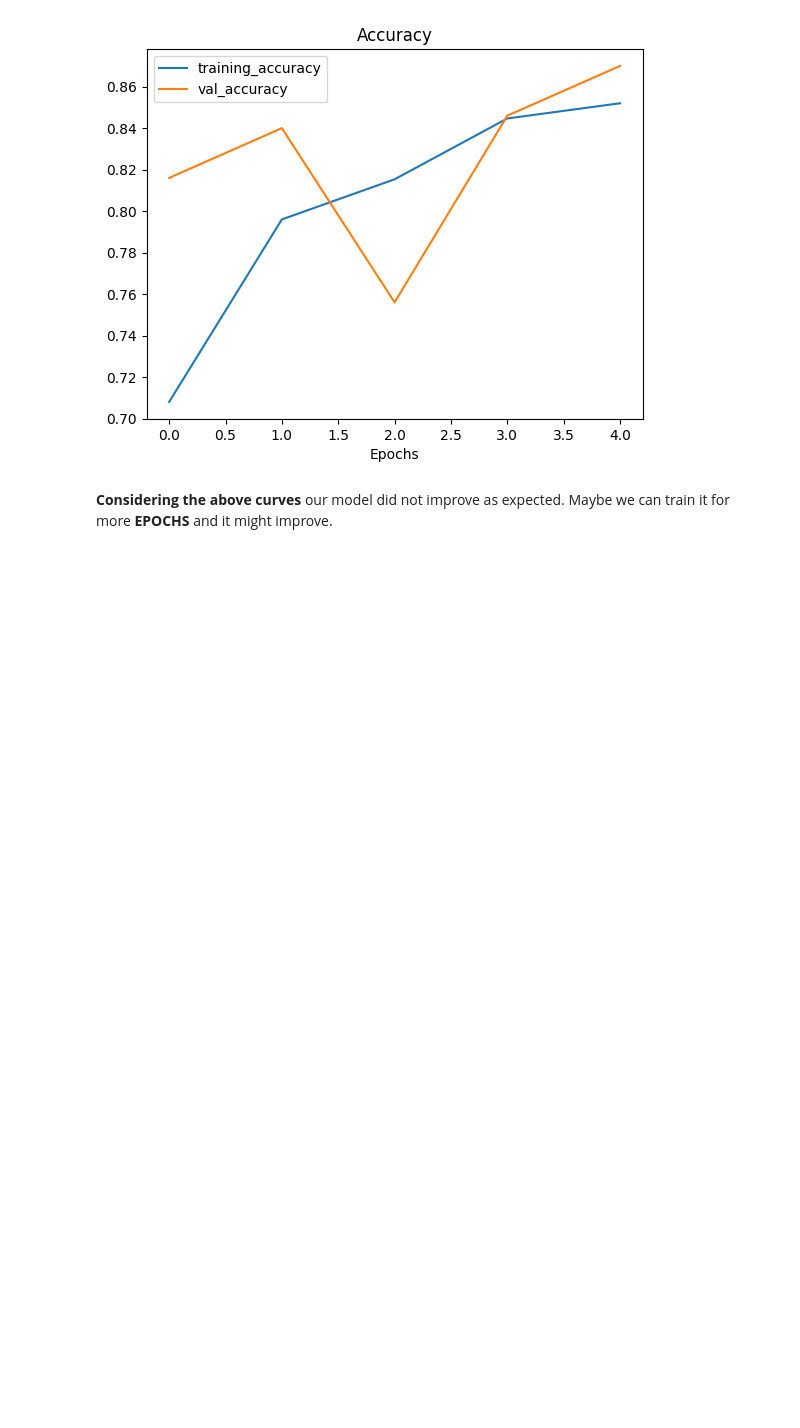
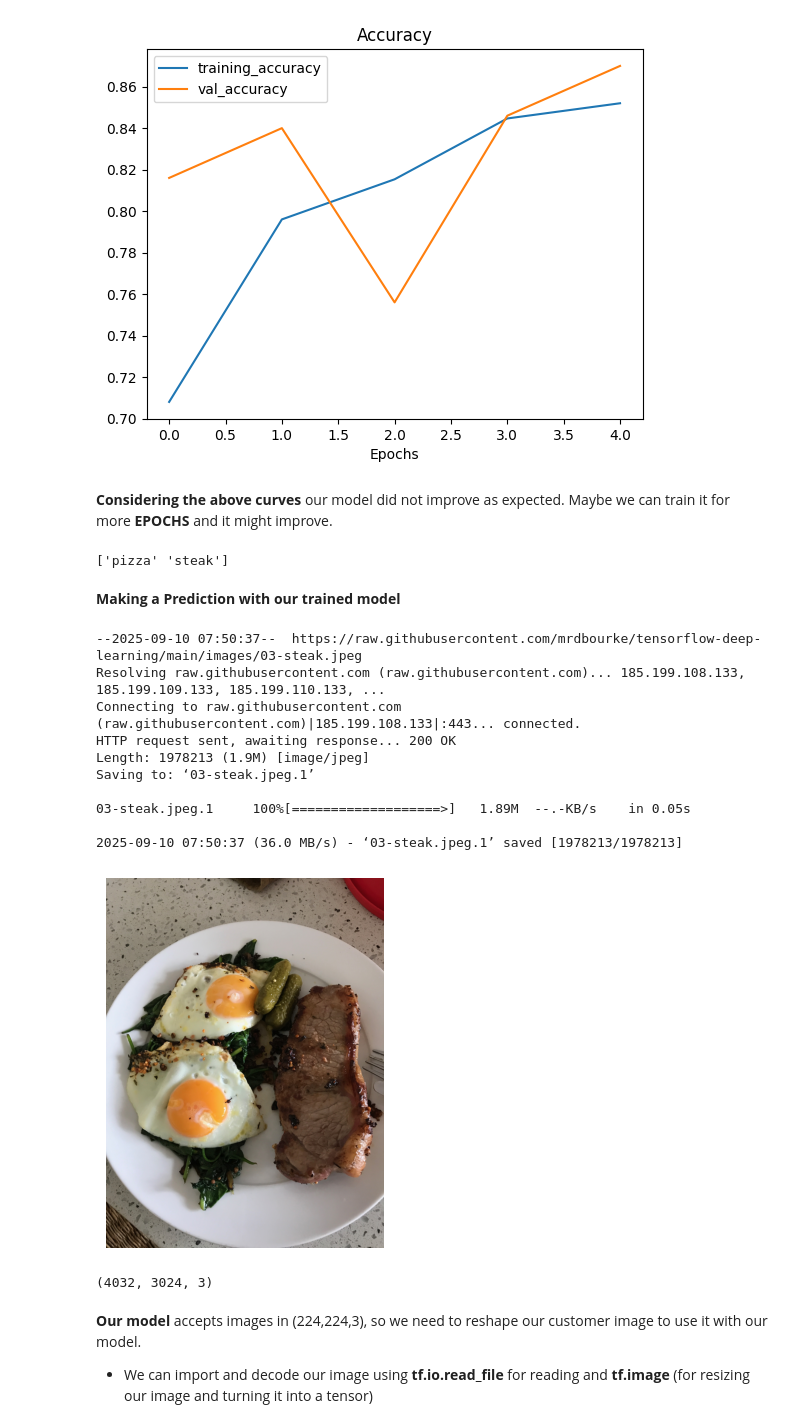
Before and after one commit to Amirzeb-badshah/DeepLearning_With_TensorFlow-Course, a Jupyter notebook: Convolutional_004.ipynb, the cells around one changed output. Cells and saved outputs as stored; diff of their text form; code cells hidden in the pictures; blank space fills up the shorter version.

```diff
--- a/Convolutional_004.ipynb
+++ b/Convolutional_004.ipynb
@@ -1243,3 +1243,37 @@ plot_loss_curves(history_1)
 [figure]
 # %% [markdown]
 **Considering the above curves** our model did not improve as expected. Maybe we can train it for more **EPOCHS** and it might improve.
+# %%
+print(class_names)
+# %% [output]
+['pizza' 'steak']
+# %% [markdown]
+**Making a Prediction with our trained model**
+# %%
+# View our example image
+import matplotlib.image as mpimg
+
+!wget https://raw.githubusercontent.com/mrdbourke/tensorflow-deep-learning/main/images/03-steak.jpeg
+steak = mpimg.imread("03-steak.jpeg")
+plt.imshow(steak)
+plt.axis(False);
+# %% [output]
+--2025-09-10 07:50:37--  https://raw.githubusercontent.com/mrdbourke/tensorflow-deep-learning/main/images/03-steak.jpeg
+Resolving raw.githubusercontent.com (raw.githubusercontent.com)... 185.199.108.133, 185.199.109.133, 185.199.110.133, ...
+Connecting to raw.githubusercontent.com (raw.githubusercontent.com)|185.199.108.133|:443... connected.
+HTTP request sent, awaiting response... 200 OK
+Length: 1978213 (1.9M) [image/jpeg]
+Saving to: ‘03-steak.jpeg.1’
+
+03-steak.jpeg.1     100%[===================>]   1.89M  --.-KB/s    in 0.05s
+
+2025-09-10 07:50:37 (36.0 MB/s) - ‘03-steak.jpeg.1’ saved [1978213/1978213]
+[figure, added]
+# %%
+steak.shape
+# %% [output]
+(4032, 3024, 3)
+# %% [markdown]
+**Our model** accepts images in (224,224,3), so we need to reshape our customer image to use it with our model.
+
+- We can import and decode our image using **tf.io.read_file** for reading and **tf.image** (for resizing our image and turning it into a tensor)
```
Also changed, not shown: parts of 20 cells of this notebook.
